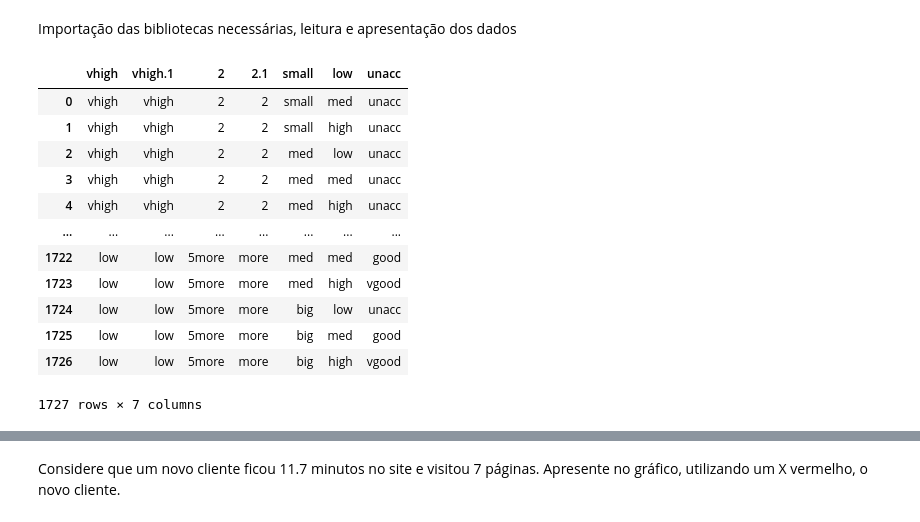
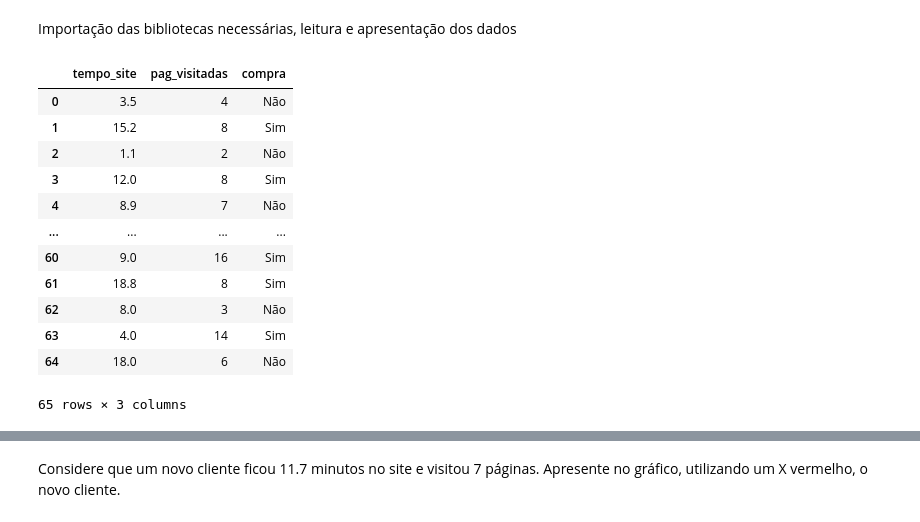
Before and after one commit to brunnbb/data-science-activities, a Jupyter notebook: atividade9.1-knn.ipynb, the cells around one changed output, grey strips where cells are left out. Drawn from its saved outputs; the diff is of its cells as text; code cells hidden in the pictures.

Commit message:
'Small atv9 dataset fix'

```diff
--- a/atividade9.1-knn.ipynb
+++ b/atividade9.1-knn.ipynb
@@ -14,22 +14,22 @@ import numpy as np
 import seaborn as sns
 import matplotlib.pyplot as plt
 # %%
-dados = pd.read_csv('datasets\\atv9.csv')
+dados = pd.read_csv('datasets\\atv9.1.csv')
 dados
 # %% [output]
-|  | vhigh | vhigh.1 | 2 | 2.1 | small | low | unacc |
-| 0 | vhigh | vhigh | 2 | 2 | small | med | unacc |
-| 1 | vhigh | vhigh | 2 | 2 | small | high | unacc |
-| 2 | vhigh | vhigh | 2 | 2 | med | low | unacc |
-| 3 | vhigh | vhigh | 2 | 2 | med | med | unacc |
-| 4 | vhigh | vhigh | 2 | 2 | med | high | unacc |
-| ... | ... | ... | ... | ... | ... | ... | ... |
-| 1722 | low | low | 5more | more | med | med | good |
-| 1723 | low | low | 5more | more | med | high | vgood |
-| 1724 | low | low | 5more | more | big | low | unacc |
-| 1725 | low | low | 5more | more | big | med | good |
-| 1726 | low | low | 5more | more | big | high | vgood |
+|  | tempo_site | pag_visitadas | compra |
+| 0 | 3.5 | 4 | Não |
+| 1 | 15.2 | 8 | Sim |
+| 2 | 1.1 | 2 | Não |
+| 3 | 12.0 | 8 | Sim |
+| 4 | 8.9 | 7 | Não |
+| ... | ... | ... | ... |
+| 60 | 9.0 | 16 | Sim |
+| 61 | 18.8 | 8 | Sim |
+| 62 | 8.0 | 3 | Não |
+| 63 | 4.0 | 14 | Sim |
+| 64 | 18.0 | 6 | Não |
-1727 rows × 7 columns
+65 rows × 3 columns
 # %%
 sns.scatterplot(data=dados, x = 'tempo_site', y = 'pag_visitadas', hue='compra')
 plt.title('Tempo no Site e Páginas Visitadas X Compra')
```
Also changed, not shown: parts of 1 cell of this notebook, 4 other files.
